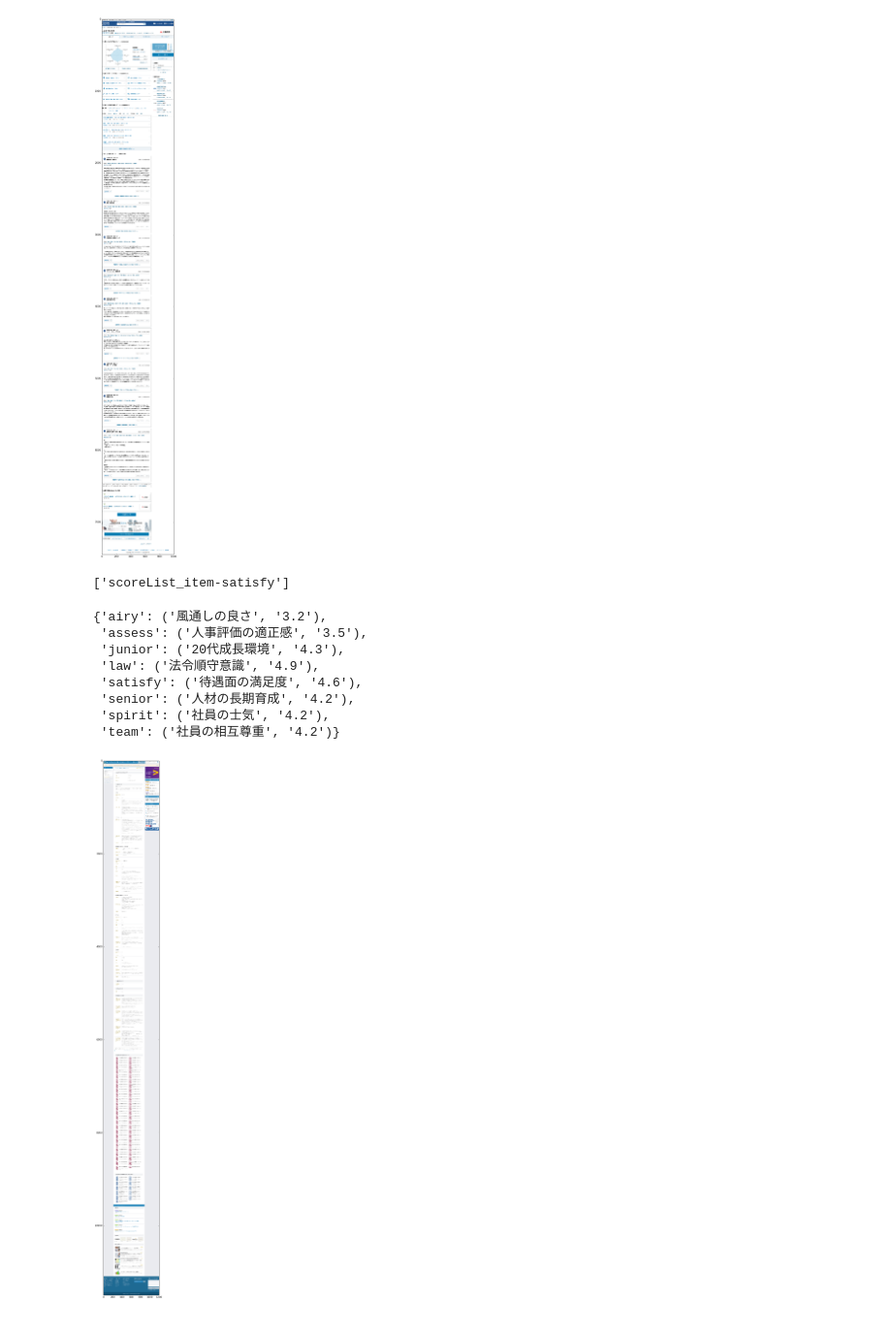
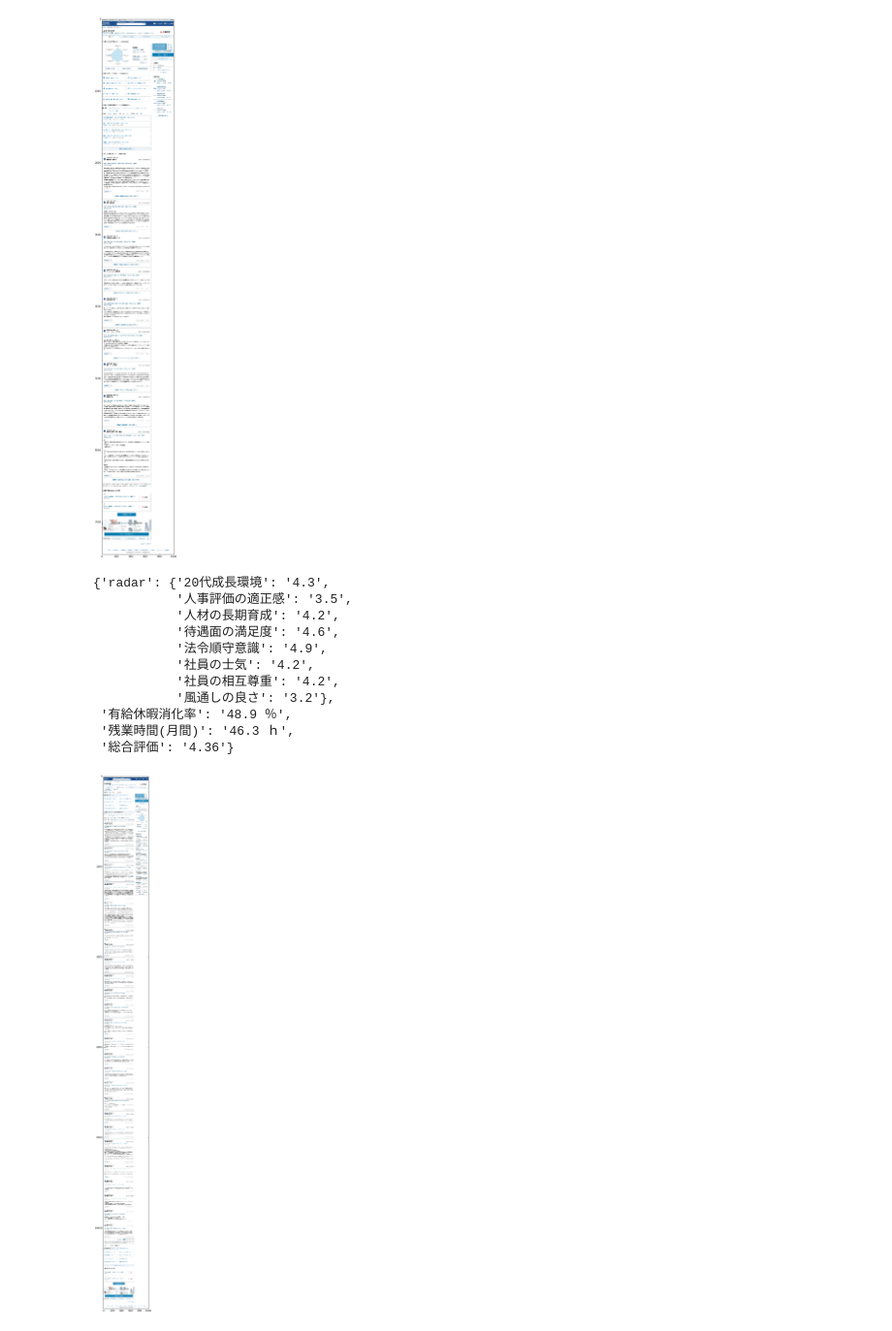
Before and after one commit to Hirominnn/2017_web_biz_3, a Jupyter notebook: crawl_test.ipynb, the cells around one changed output. Shown at 97% size. Drawn from its saved outputs; the diff is of its cells as text; code cells hidden in the pictures.

Commit message:
vorkersの口コミ取得

```diff
--- a/crawl_test.ipynb
+++ b/crawl_test.ipynb
@@ -112,4 +109,0 @@ radar_chart = {}
-# %%
-scoreList[0].get("class")
-# %% [output]
-['scoreList_item-satisfy']
@@ -116,19 +112,34 @@ scoreList[0].get("class")
 # %%
 # レーダーチャートのスコア
 radar_elems = company_page.find("ul", class_="scoreList-8").find_all("li")
-radar_dic = {}
+score_dic = {}
+score_dic["radar"] = {}
+radar_dic = score_dic["radar"]
 for radar_elem in radar_elems:
-        key = radar_elem.get("class")[0].split("-")[-1]
-        description = radar_elem.find("dt").text
+        #key = radar_elem.get("class")[0].split("-")[-1]
+        #description = radar_elem.find("dt").text
+        #score = radar_elem.find("dd").text
+        #radar_dic[key] = [description, score]
+        key = radar_elem.find("dt").text
         score = radar_elem.find("dd").text
-        radar_dic[key] = (description, score)
-radar_dic
+        radar_dic[key] = score
+# 総合評価
+#score_dic["average"] = ["総合評価", company_page.find("span", property="v:average").text]
+score_dic["総合評価"] = company_page.find("span", property="v:average").text
+# 残業時間(月間)と有給休暇消化率
+zangyou, yuukyuu = company_page.find_all("dd", class_="d-ib t-r w-85")
+score_dic["残業時間(月間)"] = zangyou.text
+score_dic["有給休暇消化率"] = yuukyuu.text
+pprint(score_dic)
 # %% [output]
-{'airy': ('風通しの良さ', '3.2'),
- 'assess': ('人事評価の適正感', '3.5'),
- 'junior': ('20代成長環境', '4.3'),
- 'law': ('法令順守意識', '4.9'),
- 'satisfy': ('待遇面の満足度', '4.6'),
- 'senior': ('人材の長期育成', '4.2'),
- 'spirit': ('社員の士気', '4.2'),
- 'team': ('社員の相互尊重', '4.2')}
+{'radar': {'20代成長環境': '4.3',
+           '人事評価の適正感': '3.5',
+           '人材の長期育成': '4.2',
+           '待遇面の満足度': '4.6',
+           '法令順守意識': '4.9',
+           '社員の士気': '4.2',
+           '社員の相互尊重': '4.2',
+           '風通しの良さ': '3.2'},
+ '有給休暇消化率': '48.9 ％',
+ '残業時間(月間)': '46.3 ｈ',
+ '総合評価': '4.36'}
@@ -145,6 +146,7 @@ es_url = selection_reports[0]
 # %%
-driver.get(es_url)
+# 口コミページへアクセス
+driver.get("https://www.vorkers.com/company_answer.php?m_id=a0910000000Frj0&q_no=1")
 source = show_capture(driver)
-es_page = BeautifulSoup(source, "lxml")
+kuchikomi_page = BeautifulSoup(source, "lxml")
 # %% [output]
-[figure, old version]
+[figure, new version]
```
Also changed, not shown: parts of 11 cells of this notebook.
